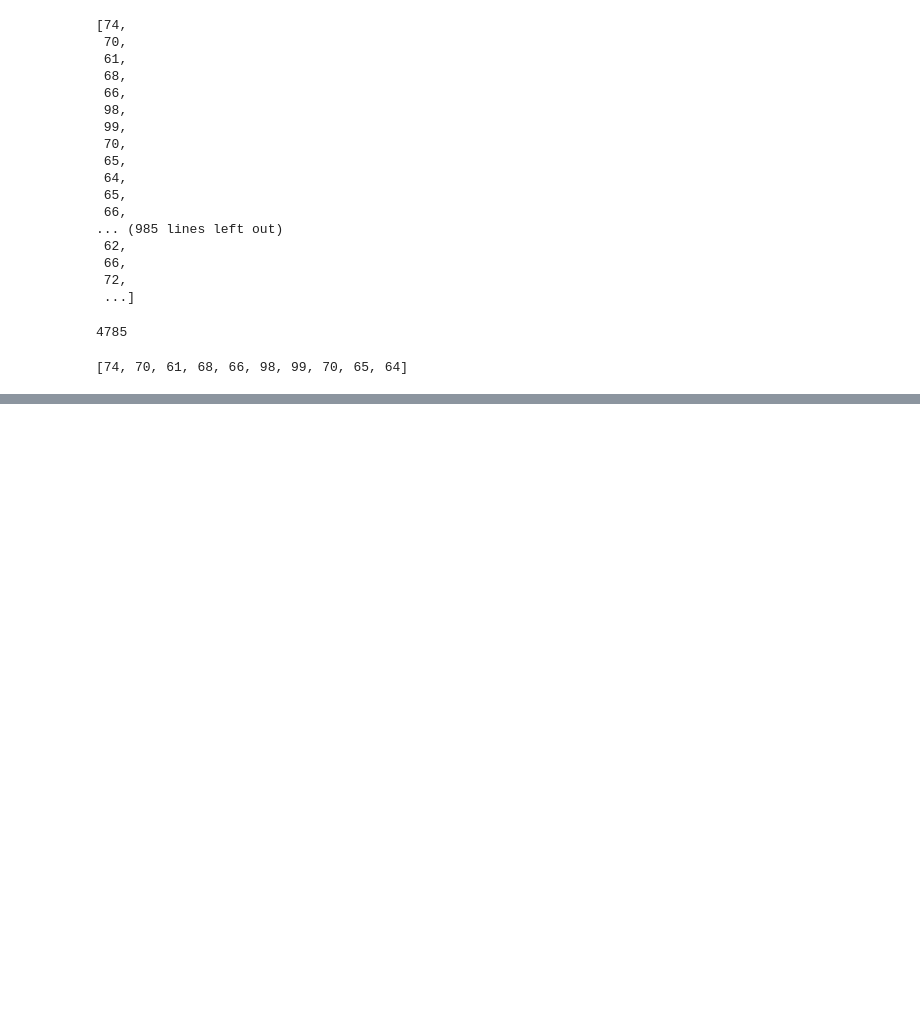
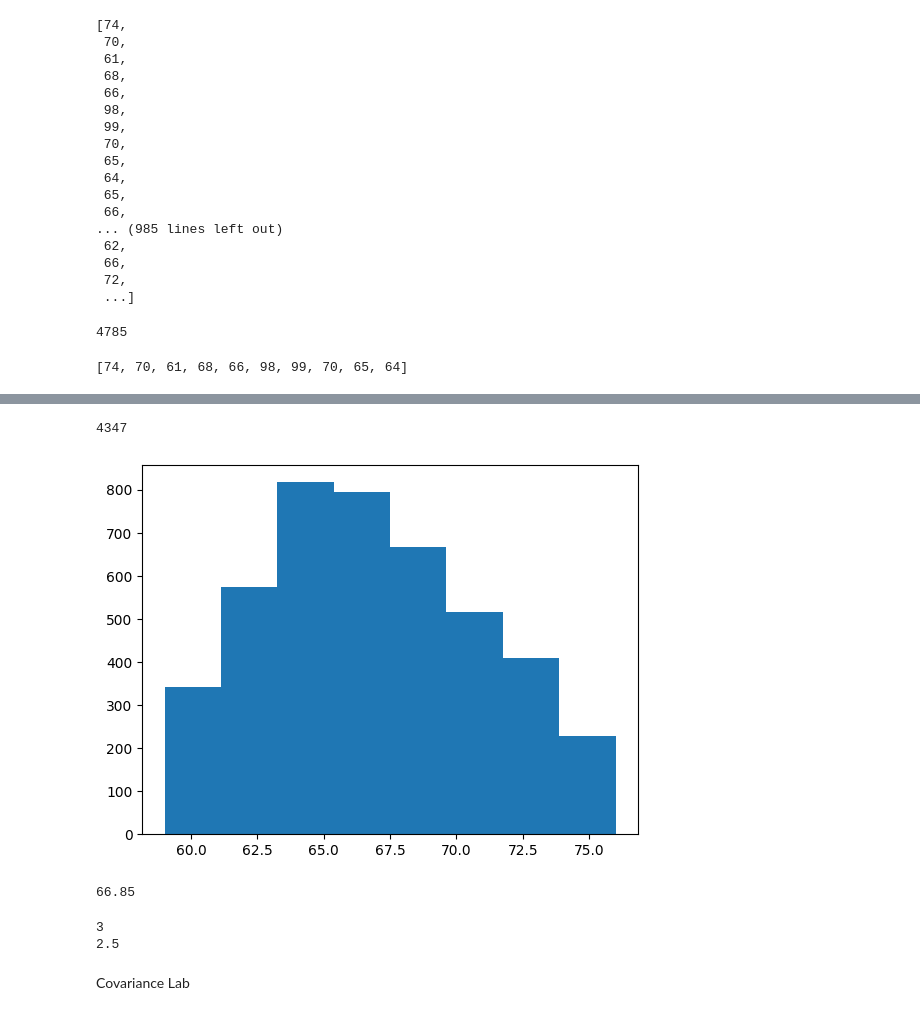
Before and after one commit to warigiasue89/Refresher, a Jupyter notebook: nhis_learning_data.ipynb, the cells around one changed output, grey strips where cells are left out. Cells and saved outputs as stored; diff of their text form; code cells hidden in the pictures; blank space fills up the shorter version.

```diff
--- a/nhis_learning_data.ipynb
+++ b/nhis_learning_data.ipynb
@@ -47,3 +55,17 @@ first_10 = height[:10]
 first_10
 # %% [output]
 [74, 70, 61, 68, 66, 98, 99, 70, 65, 64]
+# %%
+def filter_height_outliers(data):
+
+    filtered_data = []
+    for item in data:
+      if item <80:
+        filtered_data.append(item)
+
+    # Perform filtering here
+
+    return filtered_data
+
+test = [60, 70, 80, 90]
+filter_height_outliers(test) # [60, 70]
@@ -49,0 +74,3 @@ first_10
+# %%
+filtered_height = filter_height_outliers(height)
+filtered_height
@@ -49,0 +95,4 @@ first_10
+# %%
+len(filtered_height)
+# %% [output]
+4347
@@ -49,0 +102,36 @@ first_10
+# %%
+plt.hist(filtered_height, bins = 8);
+# use a semicolon to remove the ndarray that display on top of the histogram
+# %% [output]
+[figure, added]
+# %%
+get_mean(filtered_height)
+# %% [output]
+66.85
+# %%
+def get_median(data):
+    # Replace None with appropriate code
+           data_sorted = sorted(data)
+
+         #for item in data_sorted:
+           if len(data_sorted) % 2 == 0:
+            mid_index1 = len(data_sorted) // 2-1
+            mid_index2 = len(data_sorted) // 2
+            median = (data_sorted[mid_index1] + data_sorted[mid_index2]) / 2
+           else:
+            mid_index = len(data_sorted) // 2
+            median = data_sorted[mid_index]
+           return median
+
+
+    # Your code here
+    # Check for even/odd and perform calculations accordingly - use if-else
+
+test1 = [5, 4, 1, 3, 2]
+test2 = [4, 2, 3, 1]
+
+print(get_median(test1)) # 3
+print(get_median(test2)) # 2.5
+# %% [output]
+3
+2.5
@@ -49,0 +140,2 @@ first_10
+# %% [markdown]
+Covariance Lab
```
Also changed, not shown: parts of 17 cells of this notebook.
